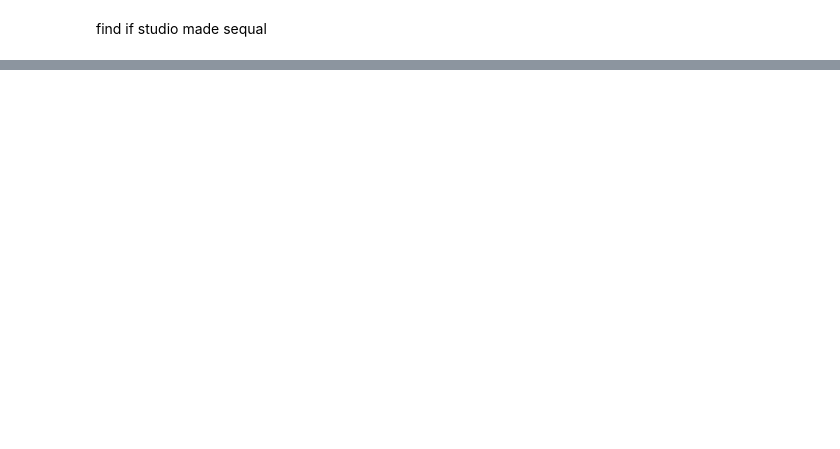
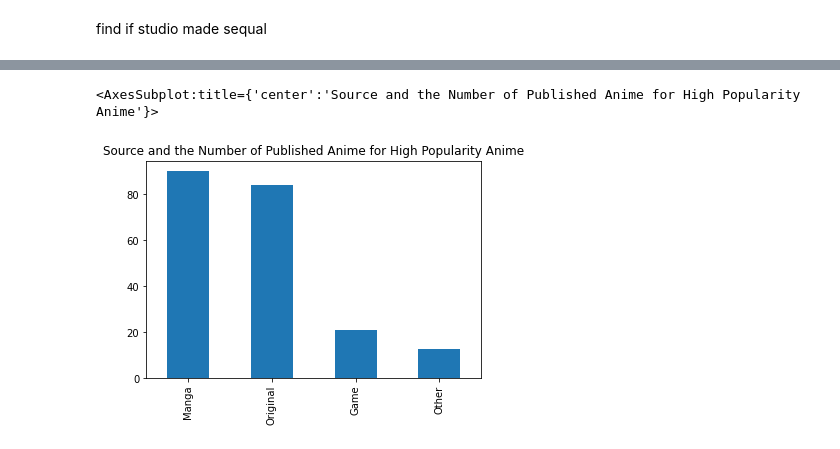
Before and after one commit to TamirIsCool/DataScIntro, a Jupyter notebook: Classification/WebScraping/prediction_groundwork_for_tommorow.ipynb, the cells around one changed output, grey strips where cells are left out. Saved outputs shown, nothing was run; the diff lists cells and outputs as text; code cells hidden in the pictures; blank space fills up the shorter version.

```diff
--- a/Classification/WebScraping/prediction_groundwork_for_tommorow.ipynb
+++ b/Classification/WebScraping/prediction_groundwork_for_tommorow.ipynb
@@ -130,0 +138,3 @@ df_popularity_count.plot(kind = 'bar')
+# %%
+df_highpop = df[df['Popularity']>10000]
+df_highpop
@@ -130,0 +155,7 @@ df_popularity_count.plot(kind = 'bar')
+# %%
+plt.title('Source and the Number of Published Anime for High Popularity Anime')
+source_appearances = df_highpop['Source Type'].value_counts()
+source_appearances[source_appearances>10].plot(kind = 'bar')
+# %% [output]
+<AxesSubplot:title={'center':'Source and the Number of Published Anime for High Popularity Anime'}>
+[figure, added]
```
Also changed, not shown: parts of 4 cells of this notebook.
